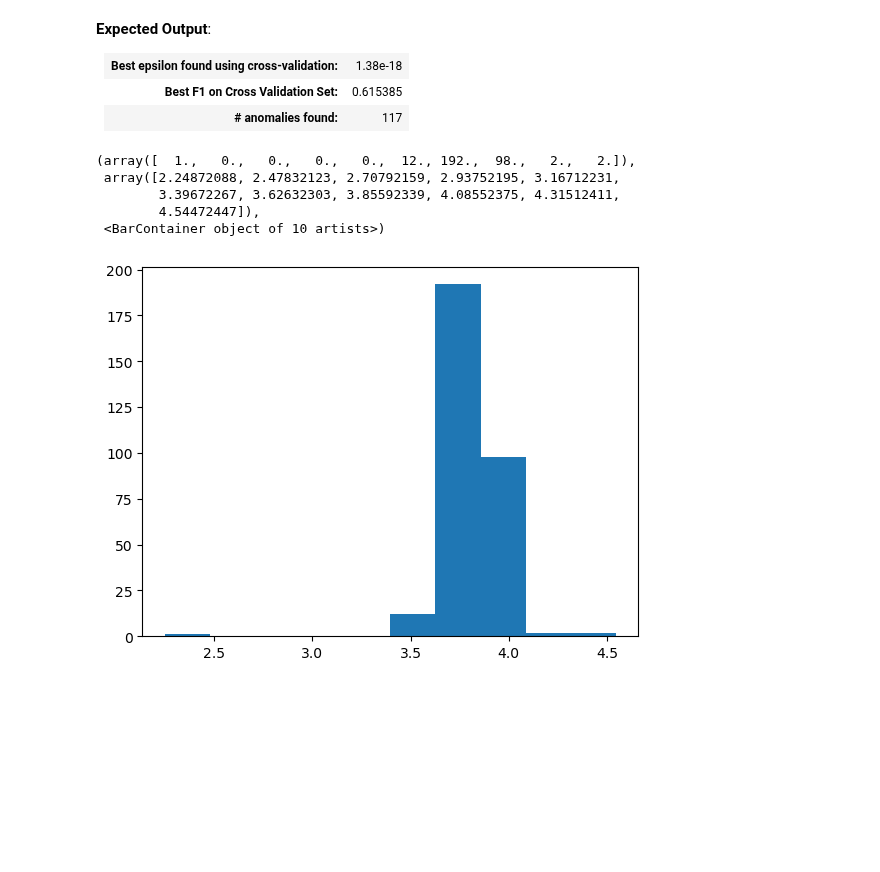
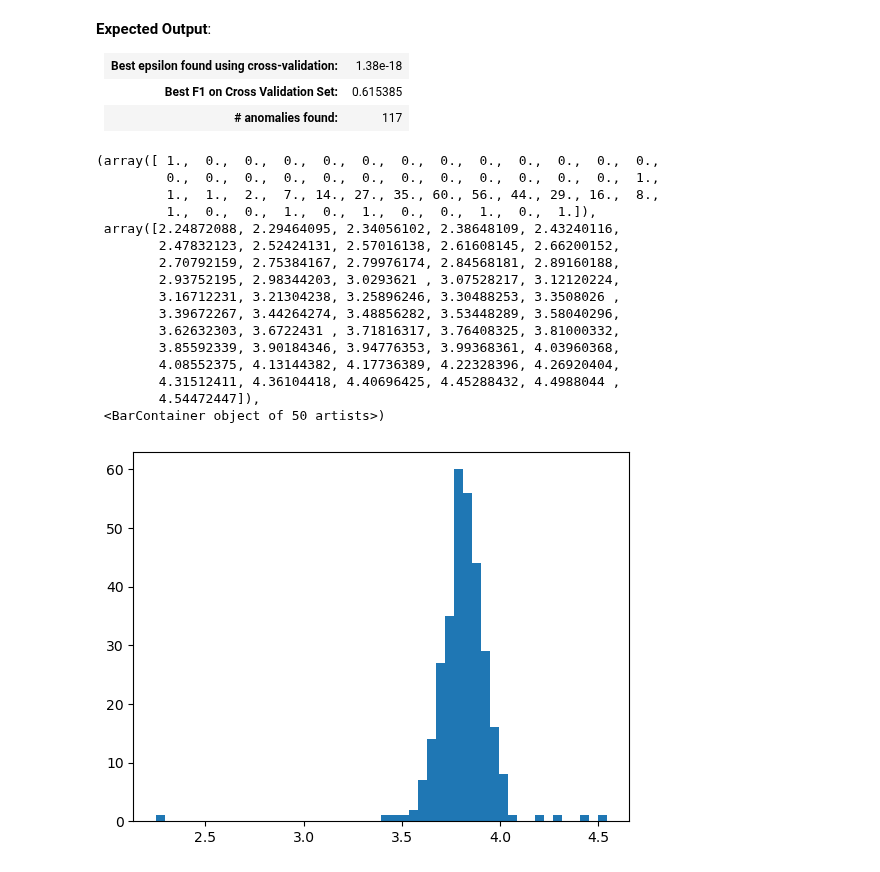
Before and after one commit to frankRenlf/2022-Machine-Learning-Specialization, a Jupyter notebook: Unsupervised learning recommenders reinforcement learning/week1/4 Practice Lab2/C3_W1_Anomaly_Detection.ipynb, the cells around one changed output. Drawn from its saved outputs; the diff is of its cells as text; code cells hidden in the pictures; blank space fills up the shorter version.

```diff
--- a/Unsupervised learning recommenders reinforcement learning/week1/4 Practice Lab2/C3_W1_Anomaly_Detection.ipynb
+++ b/Unsupervised learning recommenders reinforcement learning/week1/4 Practice Lab2/C3_W1_Anomaly_Detection.ipynb
@@ -588,11 +588,22 @@ Best F1 on Cross Validation Set:  0.615385
 </table>
 # %%
 # plt.hist(X_train[:,0])
-plt.hist(np.log2(X_train[:,0]))
+plt.hist(np.log2(X_train[:,0]),bins=50)
 # %% [output]
-(array([  1.,   0.,   0.,   0.,   0.,  12., 192.,  98.,   2.,   2.]),
- array([2.24872088, 2.47832123, 2.70792159, 2.93752195, 3.16712231,
-        3.39672267, 3.62632303, 3.85592339, 4.08552375, 4.31512411,
+(array([ 1.,  0.,  0.,  0.,  0.,  0.,  0.,  0.,  0.,  0.,  0.,  0.,  0.,
+         0.,  0.,  0.,  0.,  0.,  0.,  0.,  0.,  0.,  0.,  0.,  0.,  1.,
+         1.,  1.,  2.,  7., 14., 27., 35., 60., 56., 44., 29., 16.,  8.,
+         1.,  0.,  0.,  1.,  0.,  1.,  0.,  0.,  1.,  0.,  1.]),
+ array([2.24872088, 2.29464095, 2.34056102, 2.38648109, 2.43240116,
+        2.47832123, 2.52424131, 2.57016138, 2.61608145, 2.66200152,
+        2.70792159, 2.75384167, 2.79976174, 2.84568181, 2.89160188,
+        2.93752195, 2.98344203, 3.0293621 , 3.07528217, 3.12120224,
+        3.16712231, 3.21304238, 3.25896246, 3.30488253, 3.3508026 ,
+        3.39672267, 3.44264274, 3.48856282, 3.53448289, 3.58040296,
+        3.62632303, 3.6722431 , 3.71816317, 3.76408325, 3.81000332,
+        3.85592339, 3.90184346, 3.94776353, 3.99368361, 4.03960368,
+        4.08552375, 4.13144382, 4.17736389, 4.22328396, 4.26920404,
+        4.31512411, 4.36104418, 4.40696425, 4.45288432, 4.4988044 ,
         4.54472447]),
- <BarContainer object of 10 artists>)
+ <BarContainer object of 50 artists>)
-[figure, old version]
+[figure, new version]
```
